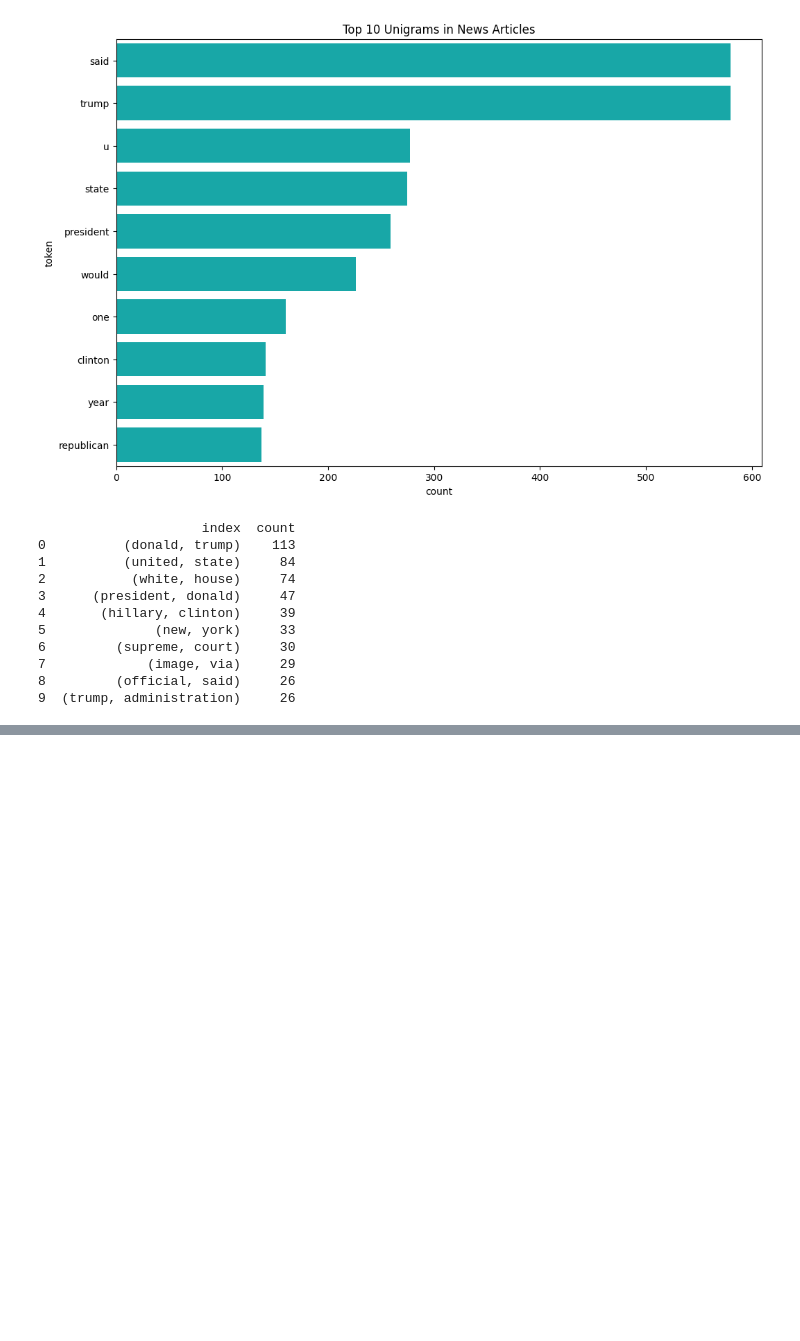
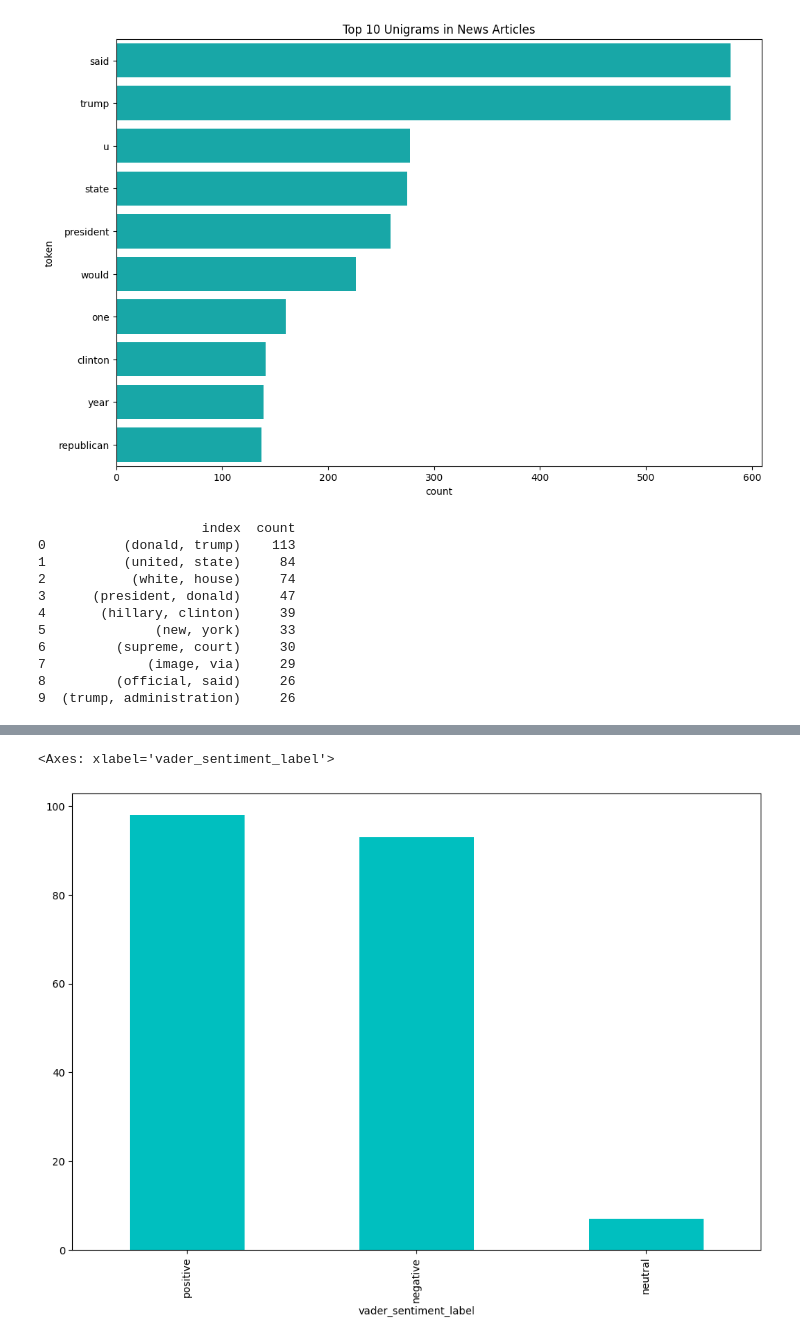
Before and after one commit to harshitrana672/fake_news_classifier, a Jupyter notebook: fake_news.ipynb, the cells around one changed output, grey strips where cells are left out. Saved outputs shown, nothing was run; the diff lists cells and outputs as text; code cells hidden in the pictures; blank space fills up the shorter version.

```diff
--- a/fake_news.ipynb
+++ b/fake_news.ipynb
@@ -371,0 +374,5 @@ print(bigrams[:10])
+# %%
+vader_sentiment= SentimentIntensityAnalyzer()  # Initialize the VADER sentiment intensity analyzer
+# %%
+data['vader_sentiment_score']=data['text'].apply(lambda x: vader_sentiment.polarity_scores(x)['compound'])  # Calculate the VADER sentiment score for each article's text
+data.head()
@@ -371,0 +386,6 @@ print(bigrams[:10])
+# %%
+bins=[-1,-0.1,0.1,1]
+names=['negative','neutral','positive']
+# %%
+data['vader_sentiment_label']= pd.cut(data['vader_sentiment_score'], bins, labels=names)  # Categorize the sentiment scores into labels based on defined bins
+data.head()
@@ -371,0 +399,5 @@ print(bigrams[:10])
+# %%
+data['vader_sentiment_label'].value_counts().plot.bar(color=default_plot_colour)  # Plot a bar chart of the counts of sentiment labels
+# %% [output]
+<Axes: xlabel='vader_sentiment_label'>
+[figure, added]
```
Also changed, not shown: parts of 12 cells of this notebook.
